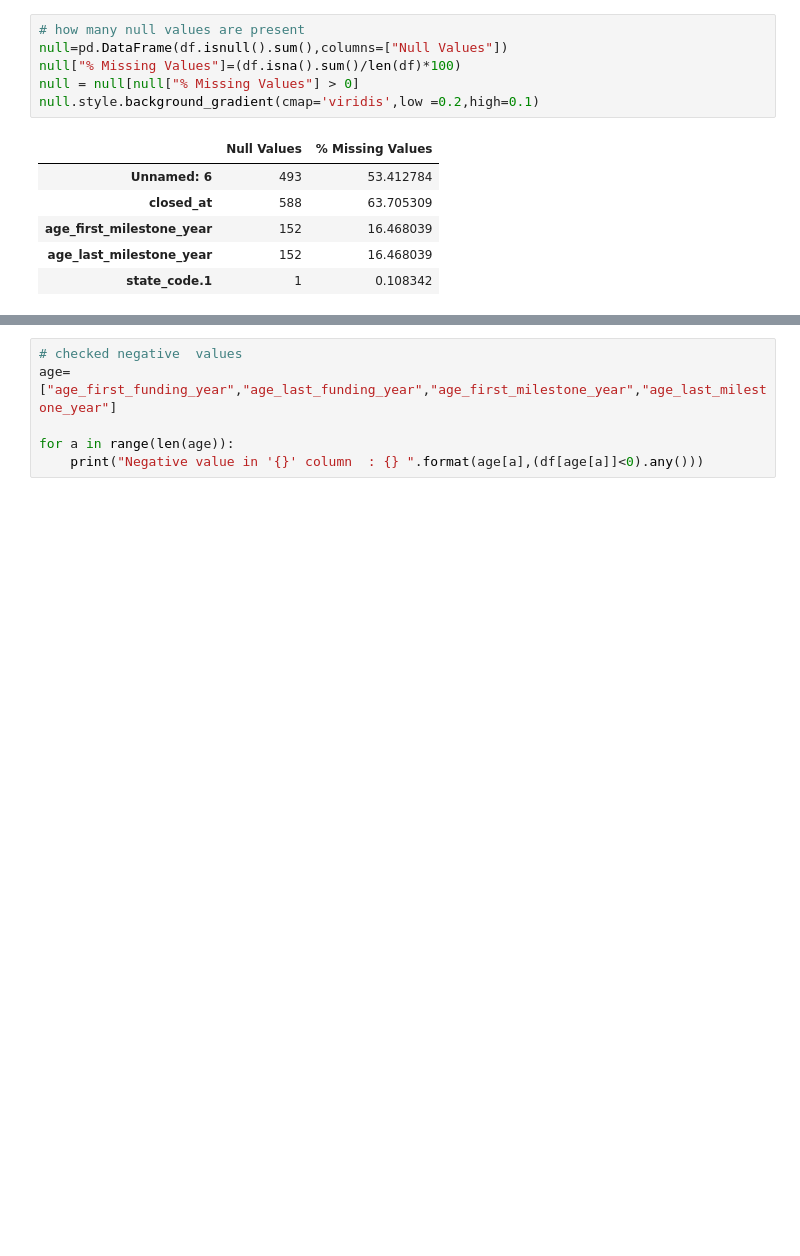
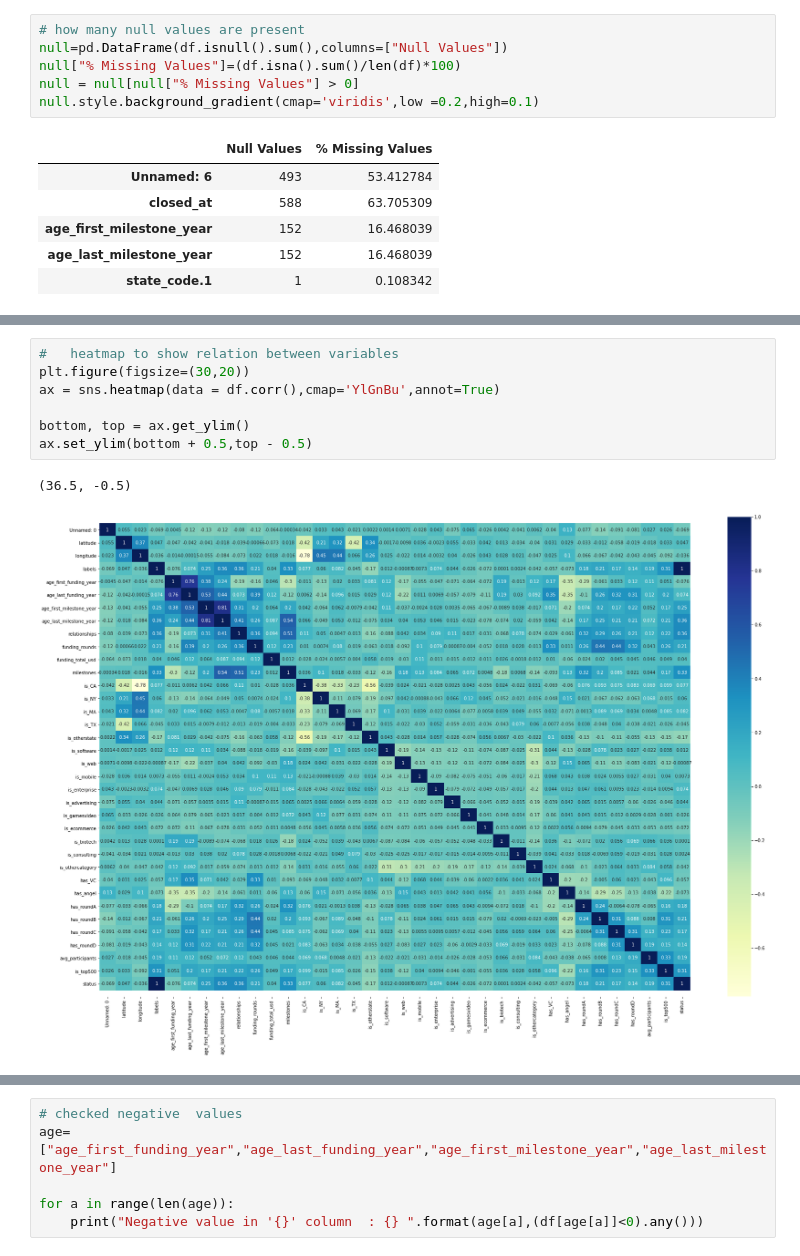
Before and after one commit to ChinmayPAt/startup-success-prediction, a Jupyter notebook: startup-success-prediction.ipynb, the cells around one changed output, grey strips where cells are left out. Saved outputs shown, nothing was run; the diff lists cells and outputs as text; blank space fills up the shorter version.

```diff
--- a/startup-success-prediction.ipynb
+++ b/startup-success-prediction.ipynb
@@ -39,0 +165,10 @@ df['closed_at'] = df['closed_at'].fillna(value="31/12/2013")
+# %%
+#   heatmap to show relation between variables
+plt.figure(figsize=(30,20))
+ax = sns.heatmap(data = df.corr(),cmap='YlGnBu',annot=True)
+
+bottom, top = ax.get_ylim()
+ax.set_ylim(bottom + 0.5,top - 0.5)
+# %% [output]
+(36.5, -0.5)
+[figure, added]
```
Also changed, not shown: parts of 31 cells of this notebook.
